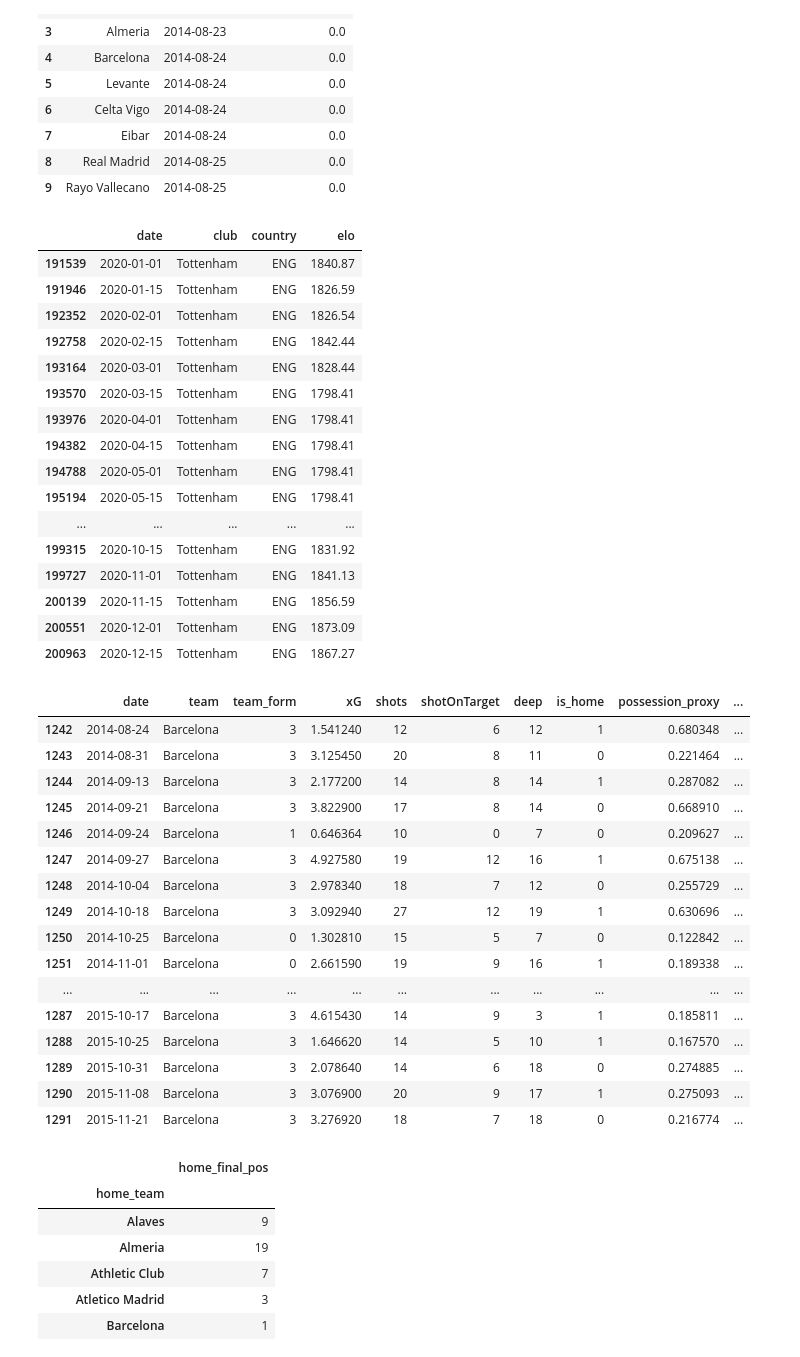
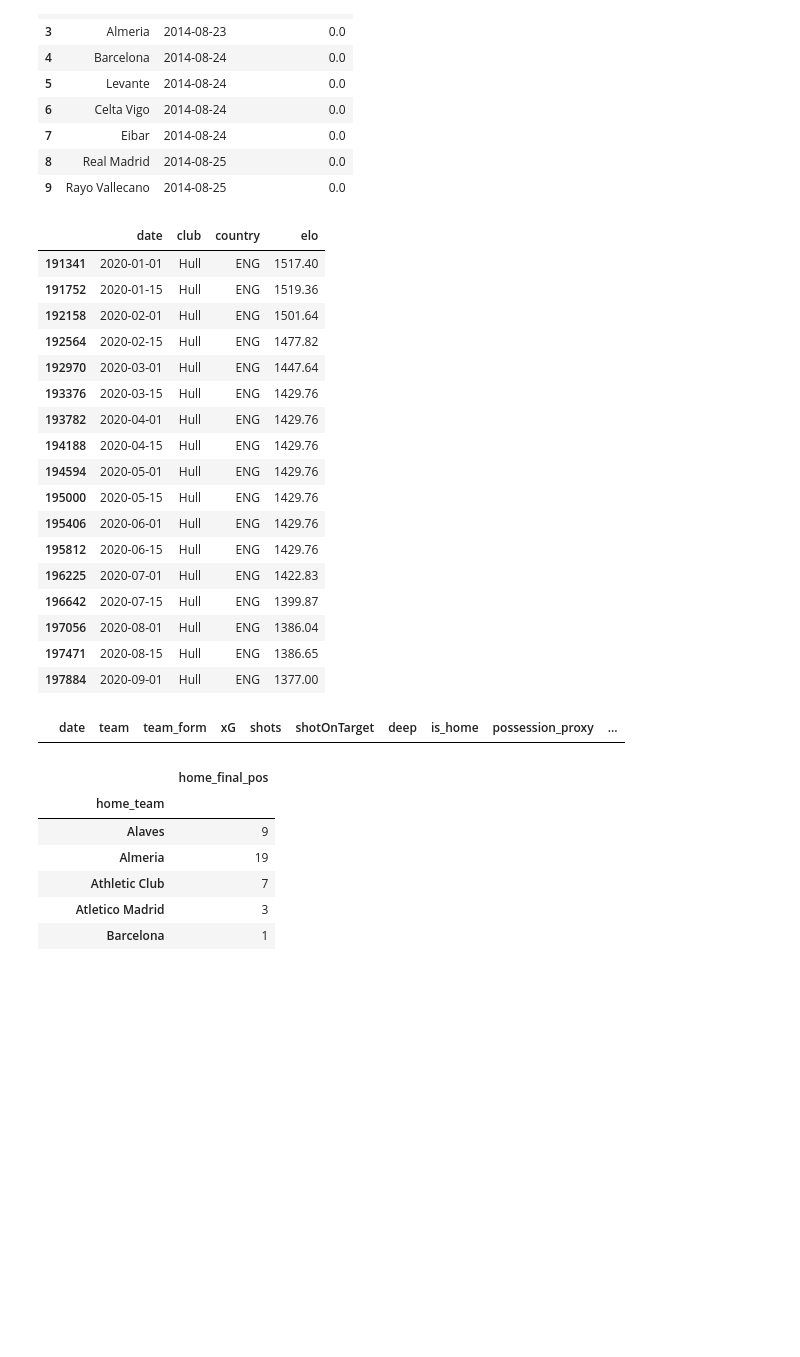
Before and after one commit to Sandeshpokhrel/footballLeaguePredictor-FLP-, a Jupyter notebook: Table_Predictor.ipynb, the cells around one changed output. Cells and saved outputs as stored; diff of their text form; code cells hidden in the pictures; blank space fills up the shorter version.

Commit message:
Kaggle Notebook | Table_Predictor | Version 9

```diff
--- a/Table_Predictor.ipynb
+++ b/Table_Predictor.ipynb
@@ -91,7 +91,7 @@ def preprocess_data(path):
     for stat in stats:
         df_team[f'rolling_{stat}'] = (
             df_team.groupby('team')[stat]
-            .transform(lambda x: x.rolling(window=5, min_periods=1).mean().shift(1))
+            .transform(lambda x: x.rolling(window=3, min_periods=1).mean().shift(1))
             # Optional: fill initial NaN per team
             .fillna(0)
         )
@@ -150,26 +150,27 @@ elo_df = pd.read_csv('/kaggle/input/club-football-match-data-2000-2025/EloRating
 elo_df['date'] = pd.to_datetime(elo_df['date'])  # Convert first if needed
 elo_df[
     (elo_df['country'] == "ENG") &
-    (elo_df['date'].dt.year == 2020) & (elo_df['club'] == "Tottenham")
+    (elo_df['date'].dt.year == 2020) & (elo_df['club'] == "Hull")
 ]
 # %% [output]
 |  | date | club | country | elo |
-| 191539 | 2020-01-01 | Tottenham | ENG | 1840.87 |
-| 191946 | 2020-01-15 | Tottenham | ENG | 1826.59 |
-| 192352 | 2020-02-01 | Tottenham | ENG | 1826.54 |
-| 192758 | 2020-02-15 | Tottenham | ENG | 1842.44 |
-| 193164 | 2020-03-01 | Tottenham | ENG | 1828.44 |
-| 193570 | 2020-03-15 | Tottenham | ENG | 1798.41 |
-| 193976 | 2020-04-01 | Tottenham | ENG | 1798.41 |
-| 194382 | 2020-04-15 | Tottenham | ENG | 1798.41 |
-| 194788 | 2020-05-01 | Tottenham | ENG | 1798.41 |
-| 195194 | 2020-05-15 | Tottenham | ENG | 1798.41 |
-| ... | ... | ... | ... | ... |
-| 199315 | 2020-10-15 | Tottenham | ENG | 1831.92 |
-| 199727 | 2020-11-01 | Tottenham | ENG | 1841.13 |
-| 200139 | 2020-11-15 | Tottenham | ENG | 1856.59 |
-| 200551 | 2020-12-01 | Tottenham | ENG | 1873.09 |
-| 200963 | 2020-12-15 | Tottenham | ENG | 1867.27 |
+| 191341 | 2020-01-01 | Hull | ENG | 1517.40 |
+| 191752 | 2020-01-15 | Hull | ENG | 1519.36 |
+| 192158 | 2020-02-01 | Hull | ENG | 1501.64 |
+| 192564 | 2020-02-15 | Hull | ENG | 1477.82 |
+| 192970 | 2020-03-01 | Hull | ENG | 1447.64 |
+| 193376 | 2020-03-15 | Hull | ENG | 1429.76 |
+| 193782 | 2020-04-01 | Hull | ENG | 1429.76 |
+| 194188 | 2020-04-15 | Hull | ENG | 1429.76 |
+| 194594 | 2020-05-01 | Hull | ENG | 1429.76 |
+| 195000 | 2020-05-15 | Hull | ENG | 1429.76 |
+| 195406 | 2020-06-01 | Hull | ENG | 1429.76 |
+| 195812 | 2020-06-15 | Hull | ENG | 1429.76 |
+| 196225 | 2020-07-01 | Hull | ENG | 1422.83 |
+| 196642 | 2020-07-15 | Hull | ENG | 1399.87 |
+| 197056 | 2020-08-01 | Hull | ENG | 1386.04 |
+| 197471 | 2020-08-15 | Hull | ENG | 1386.65 |
+| 197884 | 2020-09-01 | Hull | ENG | 1377.00 |
 # %%
 from scipy.special import expit as sigmoid
 
@@ -217,25 +218,9 @@ for idx, row in team_df.iterrows():
                 base_stat = base_stats[stat]
                 team_df.at[idx, f'rolling_{stat}'] = elo_impute(base_stat, team_elo, k, elo_baseline)
 # %%
-team_df[team_df['team'] == "Barcelona"].head(50)
+team_df[team_df['team'] == "Ipswich"].head(50)
 # %% [output]
 |  | date | team | team_form | xG | shots | shotOnTarget | deep | is_home | possession_proxy | ... |
-| 1242 | 2014-08-24 | Barcelona | 3 | 1.541240 | 12 | 6 | 12 | 1 | 0.680348 | ... |
-| 1243 | 2014-08-31 | Barcelona | 3 | 3.125450 | 20 | 8 | 11 | 0 | 0.221464 | ... |
-| 1244 | 2014-09-13 | Barcelona | 3 | 2.177200 | 14 | 8 | 14 | 1 | 0.287082 | ... |
-| 1245 | 2014-09-21 | Barcelona | 3 | 3.822900 | 17 | 8 | 14 | 0 | 0.668910 | ... |
-| 1246 | 2014-09-24 | Barcelona | 1 | 0.646364 | 10 | 0 | 7 | 0 | 0.209627 | ... |
-| 1247 | 2014-09-27 | Barcelona | 3 | 4.927580 | 19 | 12 | 16 | 1 | 0.675138 | ... |
-| 1248 | 2014-10-04 | Barcelona | 3 | 2.978340 | 18 | 7 | 12 | 0 | 0.255729 | ... |
-| 1249 | 2014-10-18 | Barcelona | 3 | 3.092940 | 27 | 12 | 19 | 1 | 0.630696 | ... |
-| 1250 | 2014-10-25 | Barcelona | 0 | 1.302810 | 15 | 5 | 7 | 0 | 0.122842 | ... |
-| 1251 | 2014-11-01 | Barcelona | 0 | 2.661590 | 19 | 9 | 16 | 1 | 0.189338 | ... |
-| ... | ... | ... | ... | ... | ... | ... | ... | ... | ... | ... |
-| 1287 | 2015-10-17 | Barcelona | 3 | 4.615430 | 14 | 9 | 3 | 1 | 0.185811 | ... |
-| 1288 | 2015-10-25 | Barcelona | 3 | 1.646620 | 14 | 5 | 10 | 1 | 0.167570 | ... |
-| 1289 | 2015-10-31 | Barcelona | 3 | 2.078640 | 14 | 6 | 18 | 0 | 0.274885 | ... |
-| 1290 | 2015-11-08 | Barcelona | 3 | 3.076900 | 20 | 9 | 17 | 1 | 0.275093 | ... |
-| 1291 | 2015-11-21 | Barcelona | 3 | 3.276920 | 18 | 7 | 18 | 0 | 0.216774 | ... |
 # %%
 prepared_df = merge(match_df, team_df)
 prepared_df.groupby('home_team').first().filter(['home_final_pos'])
```
Also changed, not shown: parts of 35 cells of this notebook.
